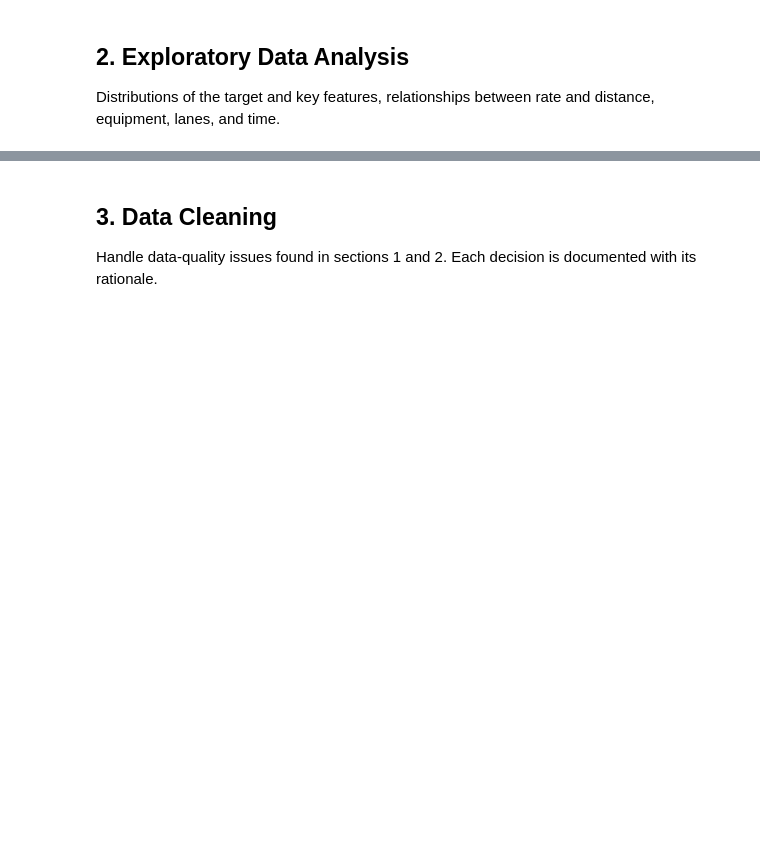
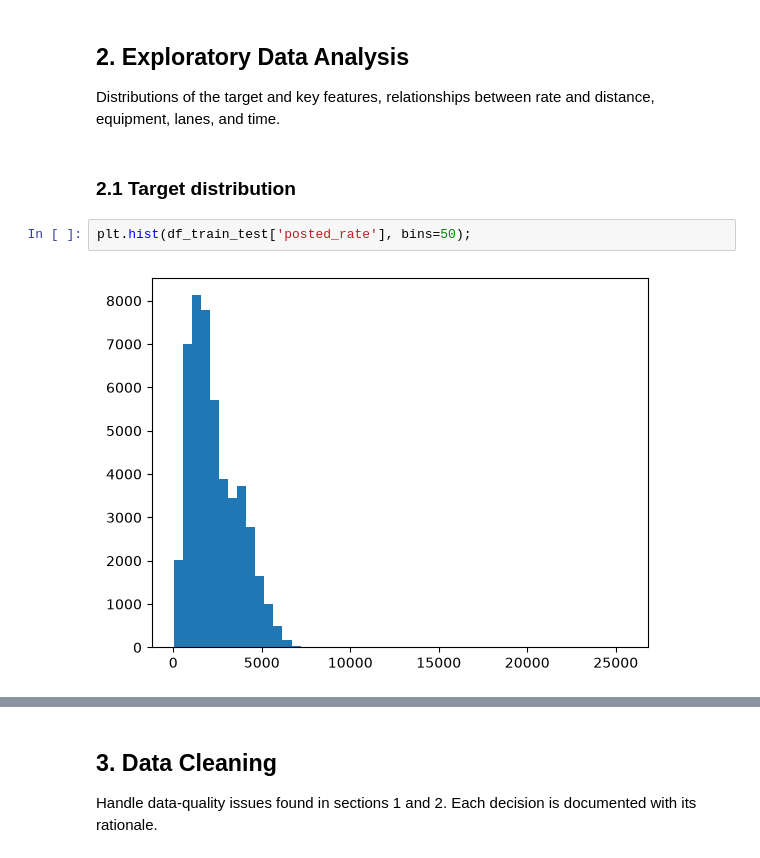
Before and after one commit to EstebanM-M/freight-rate-prediction, a Jupyter notebook: notebook.ipynb, the cells around one changed output, grey strips where cells are left out. Drawn from its saved outputs; the diff is of its cells as text; blank space fills up the shorter version.

```diff
--- a/notebook.ipynb
+++ b/notebook.ipynb
@@ -245,3 +246,9 @@ df_val.describe()
 # %% [markdown]
 ## 2. Exploratory Data Analysis
 Distributions of the target and key features, relationships between rate and distance, equipment, lanes, and time.
+# %% [markdown]
+### 2.1 Target distribution
+# %%
+plt.hist(df_train_test['posted_rate'], bins=50);
+# %% [output]
+[figure, added]
```
Also changed, not shown: parts of 40 cells of this notebook, 2 other files.
